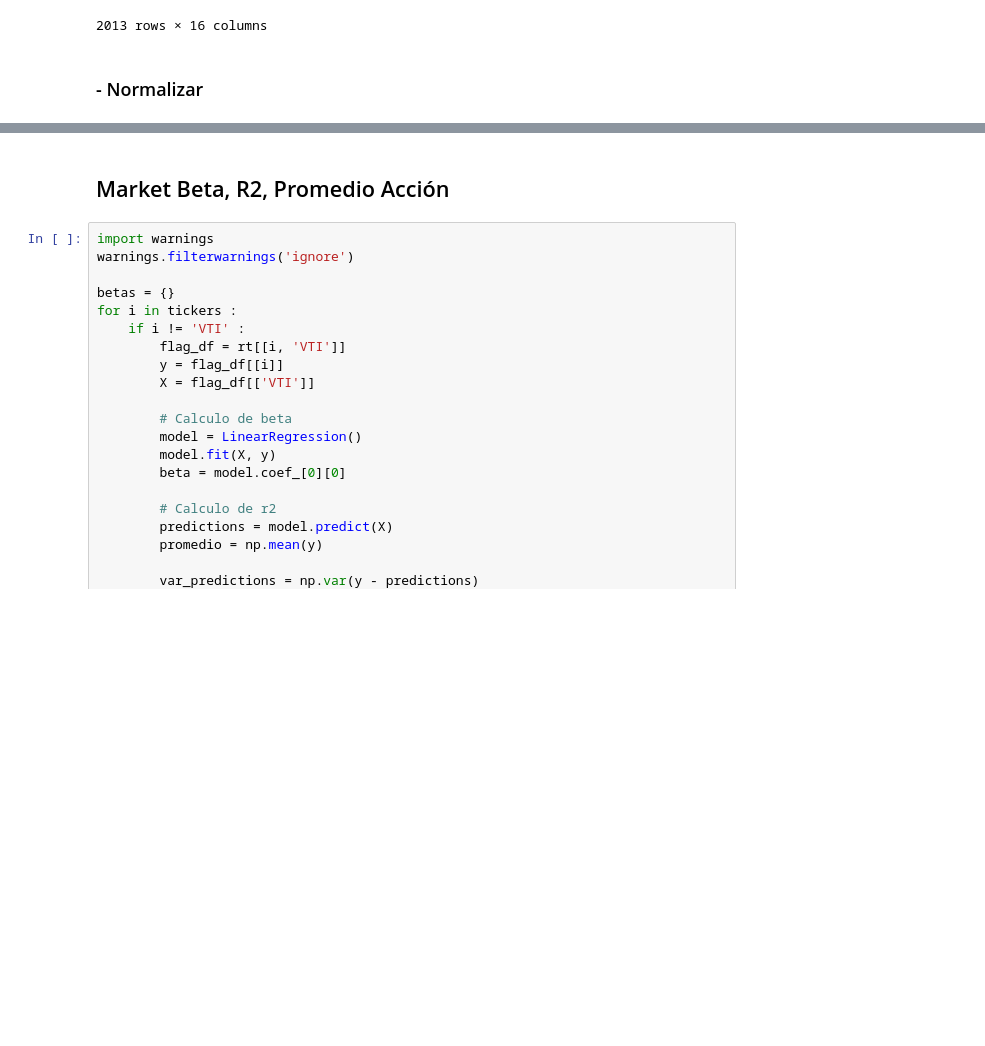
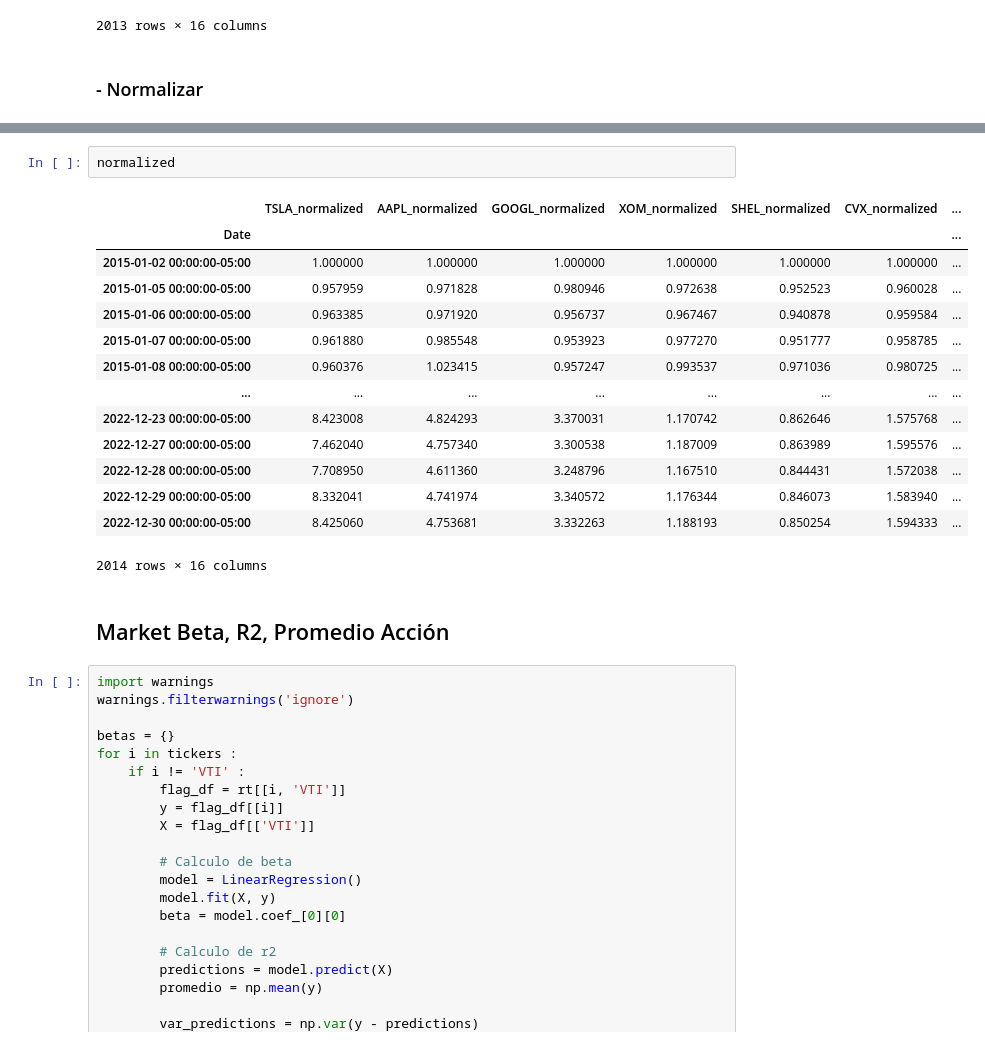
Before and after one commit to GustavodeAnda/PORTAFOLIOS2, a Jupyter notebook: PARTE1.ipynb, the cells around one changed output, grey strips where cells are left out. Saved outputs shown, nothing was run; the diff lists cells and outputs as text; blank space fills up the shorter version.

```diff
--- a/PARTE1.ipynb
+++ b/PARTE1.ipynb
@@ -63,3 +64,20 @@ plt.show()
+# %%
+normalized
+# %% [output]
+|  | TSLA_normalized | AAPL_normalized | GOOGL_normalized | XOM_normalized | SHEL_normalized | CVX_normalized | ... |
+| Date |  |  |  |  |  |  | ... |
+| 2015-01-02 00:00:00-05:00 | 1.000000 | 1.000000 | 1.000000 | 1.000000 | 1.000000 | 1.000000 | ... |
+| 2015-01-05 00:00:00-05:00 | 0.957959 | 0.971828 | 0.980946 | 0.972638 | 0.952523 | 0.960028 | ... |
+| 2015-01-06 00:00:00-05:00 | 0.963385 | 0.971920 | 0.956737 | 0.967467 | 0.940878 | 0.959584 | ... |
+| 2015-01-07 00:00:00-05:00 | 0.961880 | 0.985548 | 0.953923 | 0.977270 | 0.951777 | 0.958785 | ... |
+| 2015-01-08 00:00:00-05:00 | 0.960376 | 1.023415 | 0.957247 | 0.993537 | 0.971036 | 0.980725 | ... |
+| ... | ... | ... | ... | ... | ... | ... | ... |
+| 2022-12-23 00:00:00-05:00 | 8.423008 | 4.824293 | 3.370031 | 1.170742 | 0.862646 | 1.575768 | ... |
+| 2022-12-27 00:00:00-05:00 | 7.462040 | 4.757340 | 3.300538 | 1.187009 | 0.863989 | 1.595576 | ... |
+| 2022-12-28 00:00:00-05:00 | 7.708950 | 4.611360 | 3.248796 | 1.167510 | 0.844431 | 1.572038 | ... |
+| 2022-12-29 00:00:00-05:00 | 8.332041 | 4.741974 | 3.340572 | 1.176344 | 0.846073 | 1.583940 | ... |
+| 2022-12-30 00:00:00-05:00 | 8.425060 | 4.753681 | 3.332263 | 1.188193 | 0.850254 | 1.594333 | ... |
+2014 rows × 16 columns
 # %% [markdown]
 ## Market Beta, R2, Promedio Acción
 # %%
```
Also changed, not shown: parts of 12 cells of this notebook.
